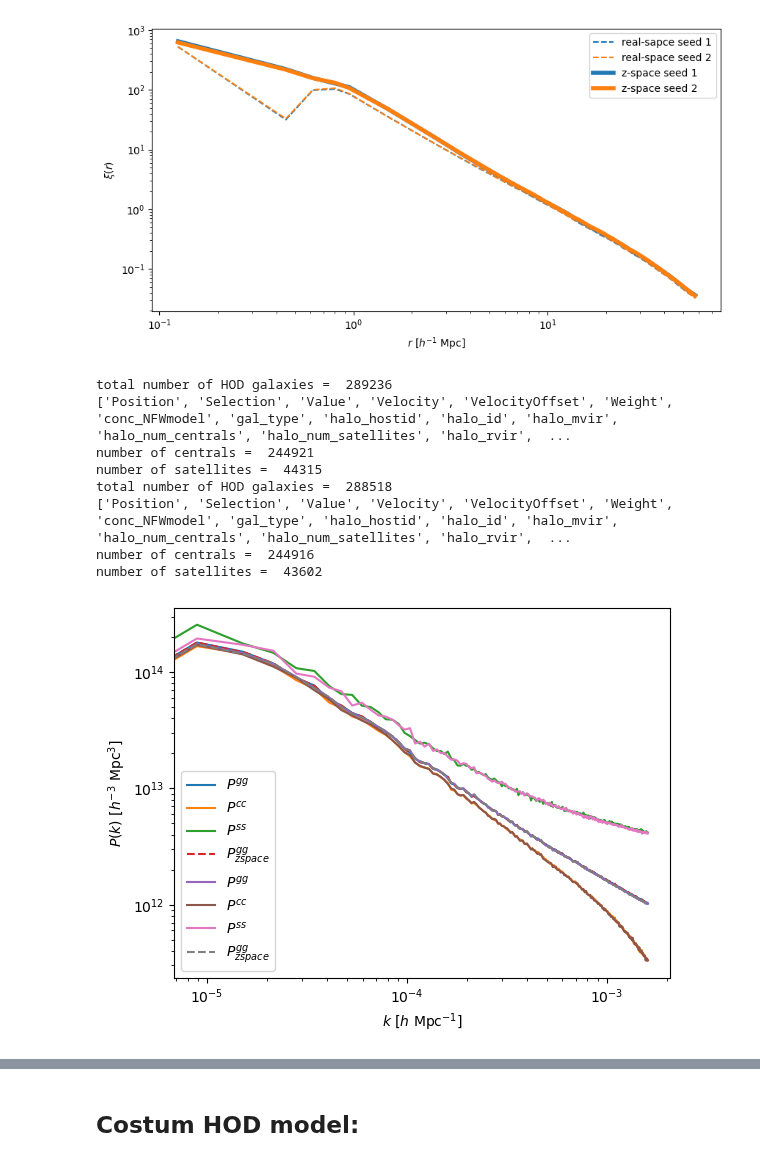
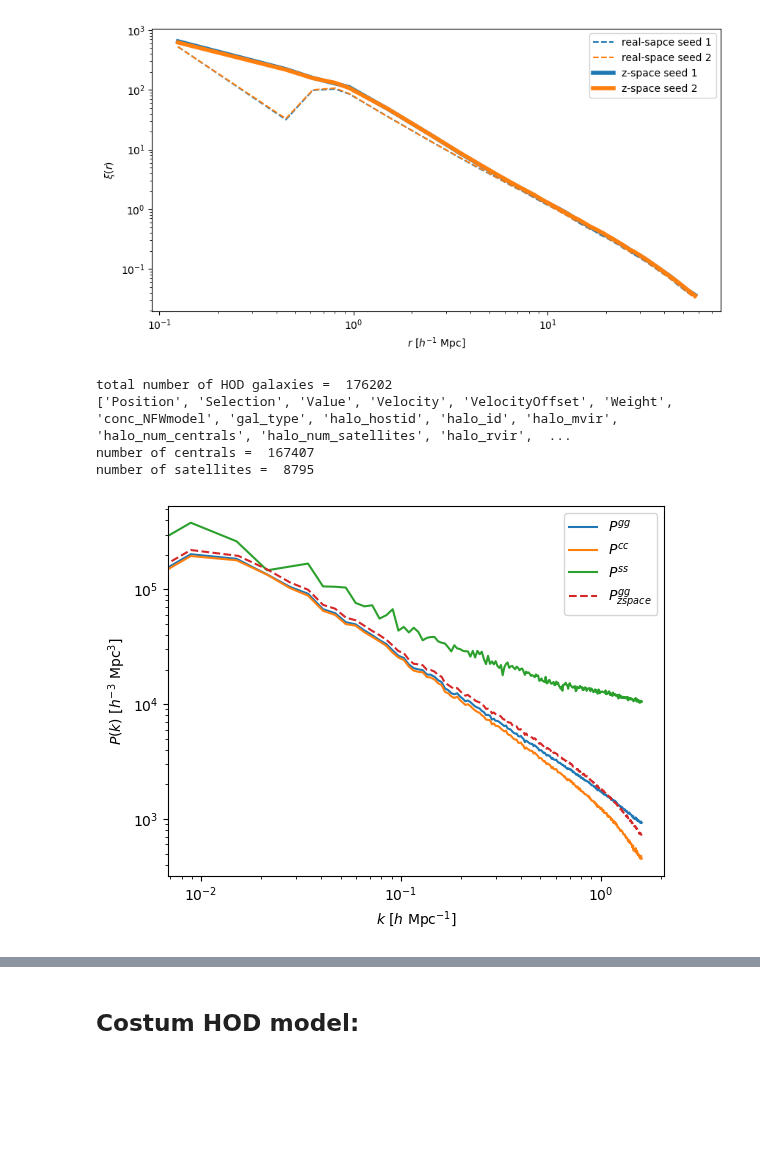
Before and after one commit to qezlou/Goku_ELG, a Jupyter notebook: HOD/hod.ipynb, the cells around one changed output, grey strips where cells are left out. Cells and saved outputs as stored; diff of their text form; code cells hidden in the pictures; blank space fills up the shorter version.

```diff
--- a/HOD/hod.ipynb
+++ b/HOD/hod.ipynb
@@ -33,11 +33,12 @@ def load_hlo_cat():
                         velocity='MassCenterVelocity')
     halos.attrs['BoxSize'] /= 1000
     halos['Position'] /= 1000
+    print(redshift)
     return halos
 
-def populate_halos(seed=42):
+def populate_halos(hod_model=Zheng07Model, model_params={}, seed=42):
     halos = load_hlo_cat()
-    hod = halos.populate(Zheng07Model, alpha=0.5, sigma_logM=0.40, seed=seed)
+    hod = halos.populate(hod_model, seed=seed, **model_params)
     print("total number of HOD galaxies = ", hod.csize)
     print(hod.columns)
 
@@ -54,9 +55,11 @@ def populate_halos(seed=42):
     return hod, cens, sats
 
 
-def plot_power(fig, ax, seed=42):
+def plot_power(fig, ax, seed=42, hod_model=Zheng07Model, model_params={}):
     """Plot the power spectrum of the galaxies, centrals, and satellites."""
-    hod, cens, sats = populate_halos(seed=seed)
+    hod, cens, sats = populate_halos(hod_model=hod_model,
+                                     model_params=model_params,
+                                     seed=seed)
     gal_power = FFTPower(hod, mode='1d', Nmesh=512)
     cen_power = FFTPower(cens, mode='1d', Nmesh=512)
     sat_power = FFTPower(sats, mode='1d', Nmesh=512)
@@ -69,12 +72,15 @@ def plot_power(fig, ax, seed=42):
 
 
     # plot galaxy auto power, centrals auto power, and sats auto power
-    labels = [r"$P^{gg}$", r"$P^{cc}$", r"$P^{ss}$"]
+    labels = [r"$P^{gg}$"+ f' {hod_model.__name__}',
+              r"$P^{cc}$"+ f' {hod_model.__name__}',
+              r"$P^{ss}$"+ f' {hod_model.__name__}']
     for i, r in enumerate([gal_power, cen_power, sat_power]):
         Pk = r.power
         ax.loglog(Pk['k'], Pk['power'].real-Pk.attrs['shotnoise'], label=labels[i])
 
-    ax.loglog(rsd_gal_power['k'], rsd_gal_power['power']-rsd_gal_power.attrs['shotnoise'], label=r'$P^{gg}_{zspace}$', ls='--')
+    ax.loglog(rsd_gal_power['k'], rsd_gal_power['power']-rsd_gal_power.attrs['shotnoise'],
+              label=r'$P^{gg}_{zspace}$'+ f' {hod_model.__name__}', ls='--')
     ax.legend()
     ax.set_xlabel(r"$k$ [$h \ \mathrm{Mpc}^{-1}$]")
     ax.set_ylabel(r"$P(k)$ [$h^{-3} \ \mathrm{Mpc}^3$]")
@@ -285,15 +291,10 @@ with h5py.File('./data/halo_corr_seed123.hdf5','r') as f:
 [figure]
 # %%
 fig, ax= plt.subplots(1,1)
-plot_power(fig, ax, seed=42)
-plot_power(fig, ax, seed=20)
+plot_power(fig, ax)
 # %% [output]
-total number of HOD galaxies =  289236
+total number of HOD galaxies =  176202
 ['Position', 'Selection', 'Value', 'Velocity', 'VelocityOffset', 'Weight', 'conc_NFWmodel', 'gal_type', 'halo_hostid', 'halo_id', 'halo_mvir', 'halo_num_centrals', 'halo_num_satellites', 'halo_rvir',  ...
-number of centrals =  244921
-number of satellites =  44315
-total number of HOD galaxies =  288518
-['Position', 'Selection', 'Value', 'Velocity', 'VelocityOffset', 'Weight', 'conc_NFWmodel', 'gal_type', 'halo_hostid', 'halo_id', 'halo_mvir', 'halo_num_centrals', 'halo_num_satellites', 'halo_rvir',  ...
-number of centrals =  244916
-number of satellites =  43602
+number of centrals =  167407
+number of satellites =  8795
-[figure, old version]
+[figure, new version]
```
Also changed, not shown: parts of 6 cells of this notebook, 2 other files.
